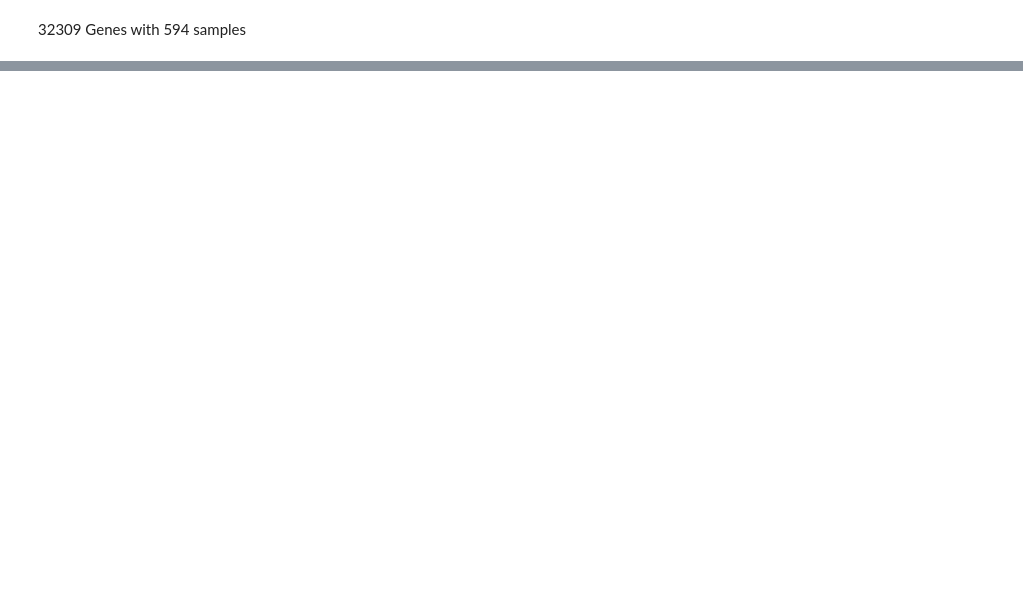
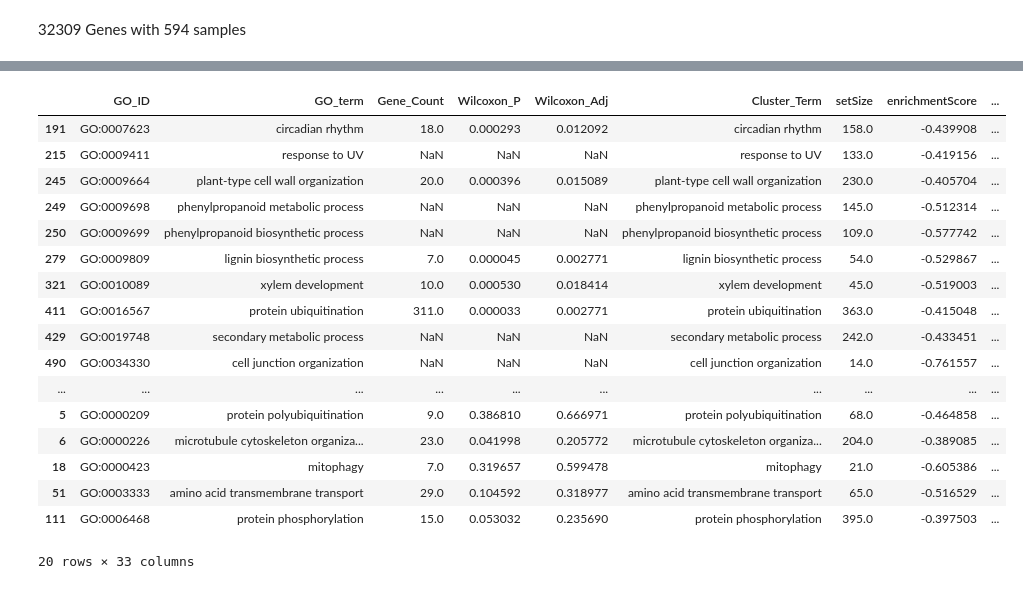
Before and after one commit to KopikoCappu/CGS4144, a Jupyter notebook: analysis.ipynb, the cells around one changed output, grey strips where cells are left out. Saved outputs shown, nothing was run; the diff lists cells and outputs as text; code cells hidden in the pictures; blank space fills up the shorter version.

Commit message:
Add team enrichment results

```diff
--- a/analysis.ipynb
+++ b/analysis.ipynb
@@ -358,0 +508,58 @@ print("Genes with GO annotations:", go["Gene"].nunique())
+# %%
+combined = wilcoxon.merge(
+    cluster,
+    on="GO_ID",
+    how="outer"
+)
+
+combined = combined.merge(
+    gprofiler,
+    on="GO_ID",
+    how="outer"
+)
+# %%
+combined["GO_term"] = combined["GO_term"].fillna(
+    combined["Cluster_Term"]
+)
+
+combined["GO_term"] = combined["GO_term"].fillna(
+    combined["GProfiler_Term"]
+)
+# %%
+combined["Methods_Included"] = (
+    combined["Wilcoxon_P"].notna().astype(int)
+    + combined["Cluster_P"].notna().astype(int)
+    + combined["GProfiler_P"].notna().astype(int)
+)
+# %%
+combined["Methods_Significant"] = (
+    (combined["Wilcoxon_Adj"] < 0.05).fillna(False).astype(int)
+    + (combined["Cluster_Adj"] < 0.05).fillna(False).astype(int)
+    + combined["GProfiler_Significant"].fillna(False).astype(int)
+)
+# %%
+combined = combined.sort_values(
+    ["Methods_Significant", "Methods_Included"],
+    ascending=False
+)
+
+combined.head(20)
+# %% [output]
+|  | GO_ID | GO_term | Gene_Count | Wilcoxon_P | Wilcoxon_Adj | Cluster_Term | setSize | enrichmentScore | ... |
+| 191 | GO:0007623 | circadian rhythm | 18.0 | 0.000293 | 0.012092 | circadian rhythm | 158.0 | -0.439908 | ... |
+| 215 | GO:0009411 | response to UV | NaN | NaN | NaN | response to UV | 133.0 | -0.419156 | ... |
+| 245 | GO:0009664 | plant-type cell wall organization | 20.0 | 0.000396 | 0.015089 | plant-type cell wall organization | 230.0 | -0.405704 | ... |
+| 249 | GO:0009698 | phenylpropanoid metabolic process | NaN | NaN | NaN | phenylpropanoid metabolic process | 145.0 | -0.512314 | ... |
+| 250 | GO:0009699 | phenylpropanoid biosynthetic process | NaN | NaN | NaN | phenylpropanoid biosynthetic process | 109.0 | -0.577742 | ... |
+| 279 | GO:0009809 | lignin biosynthetic process | 7.0 | 0.000045 | 0.002771 | lignin biosynthetic process | 54.0 | -0.529867 | ... |
+| 321 | GO:0010089 | xylem development | 10.0 | 0.000530 | 0.018414 | xylem development | 45.0 | -0.519003 | ... |
+| 411 | GO:0016567 | protein ubiquitination | 311.0 | 0.000033 | 0.002771 | protein ubiquitination | 363.0 | -0.415048 | ... |
+| 429 | GO:0019748 | secondary metabolic process | NaN | NaN | NaN | secondary metabolic process | 242.0 | -0.433451 | ... |
+| 490 | GO:0034330 | cell junction organization | NaN | NaN | NaN | cell junction organization | 14.0 | -0.761557 | ... |
+| ... | ... | ... | ... | ... | ... | ... | ... | ... | ... |
+| 5 | GO:0000209 | protein polyubiquitination | 9.0 | 0.386810 | 0.666971 | protein polyubiquitination | 68.0 | -0.464858 | ... |
+| 6 | GO:0000226 | microtubule cytoskeleton organiza... | 23.0 | 0.041998 | 0.205772 | microtubule cytoskeleton organiza... | 204.0 | -0.389085 | ... |
+| 18 | GO:0000423 | mitophagy | 7.0 | 0.319657 | 0.599478 | mitophagy | 21.0 | -0.605386 | ... |
+| 51 | GO:0003333 | amino acid transmembrane transport | 29.0 | 0.104592 | 0.318977 | amino acid transmembrane transport | 65.0 | -0.516529 | ... |
+| 111 | GO:0006468 | protein phosphorylation | 15.0 | 0.053032 | 0.235690 | protein phosphorylation | 395.0 | -0.397503 | ... |
+20 rows × 33 columns
```
Also changed, not shown: parts of 23 cells of this notebook, 3 other files.
